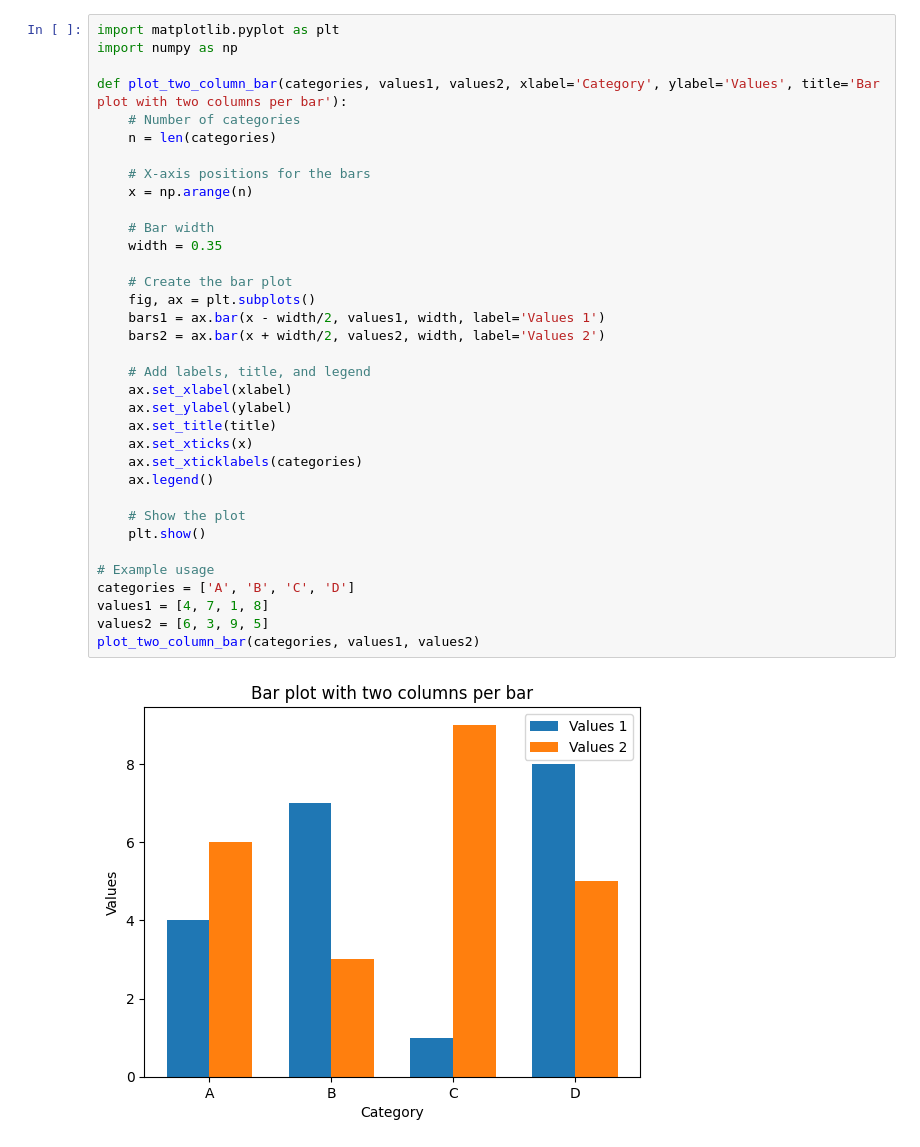
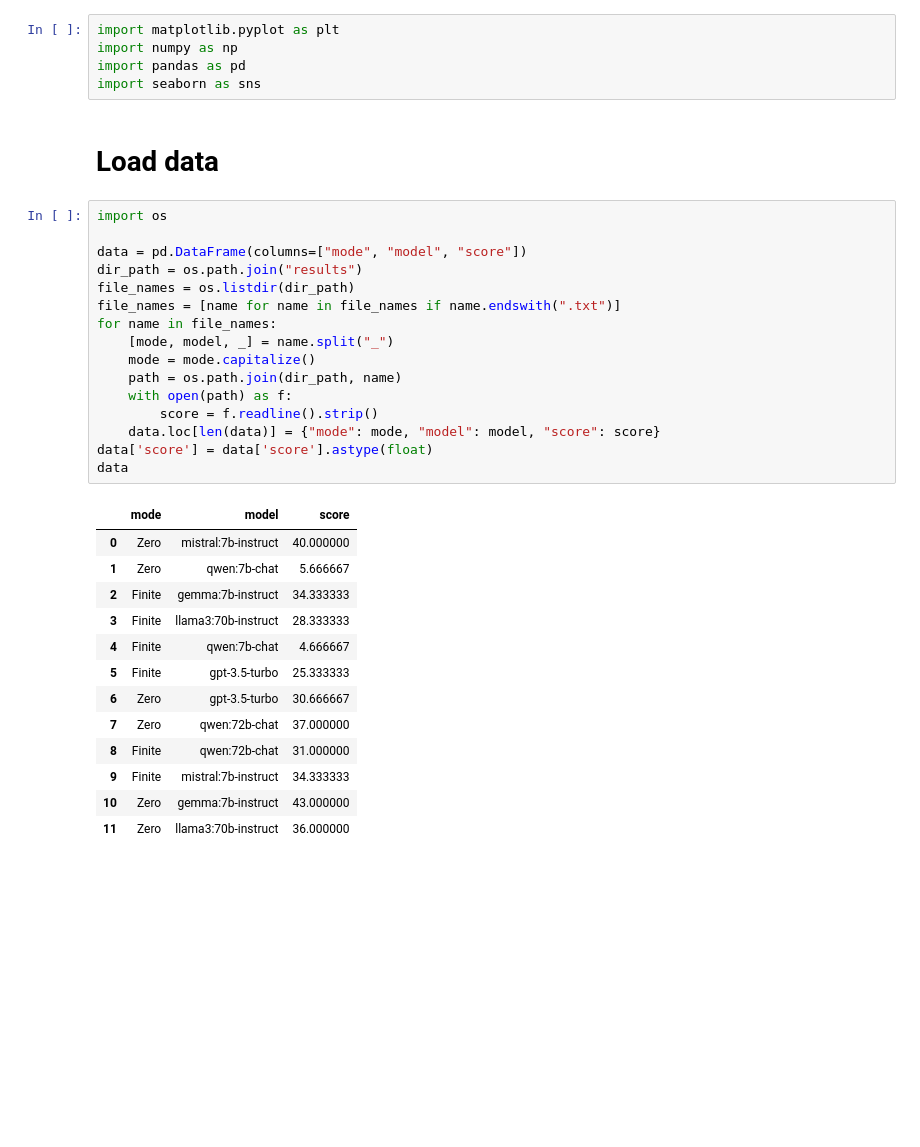
Before and after one commit to RutaTang/Pick-the-Right-Stuff, a Jupyter notebook: research/src/analysis.ipynb, the cells around one changed output. Drawn from its saved outputs; the diff is of its cells as text; blank space fills up the shorter version.

Commit message:
run models

```diff
--- a/research/src/analysis.ipynb
+++ b/research/src/analysis.ipynb
@@ -1,37 +1,37 @@
 # %%
 import matplotlib.pyplot as plt
 import numpy as np
-
-def plot_two_column_bar(categories, values1, values2, xlabel='Category', ylabel='Values', title='Bar plot with two columns per bar'):
-    # Number of categories
-    n = len(categories)
-
-    # X-axis positions for the bars
-    x = np.arange(n)
-
-    # Bar width
-    width = 0.35
-
-    # Create the bar plot
-    fig, ax = plt.subplots()
-    bars1 = ax.bar(x - width/2, values1, width, label='Values 1')
-    bars2 = ax.bar(x + width/2, values2, width, label='Values 2')
-
-    # Add labels, title, and legend
-    ax.set_xlabel(xlabel)
-    ax.set_ylabel(ylabel)
-    ax.set_title(title)
-    ax.set_xticks(x)
-    ax.set_xticklabels(categories)
-    ax.legend()
-
-    # Show the plot
-    plt.show()
-
-# Example usage
-categories = ['A', 'B', 'C', 'D']
-values1 = [4, 7, 1, 8]
-values2 = [6, 3, 9, 5]
-plot_two_column_bar(categories, values1, values2)
+import pandas as pd
+import seaborn as sns
-# %% [output]
-[figure, removed]
+# %% [markdown]
+# Load data
+# %%
+import os
+
+data = pd.DataFrame(columns=["mode", "model", "score"])
+dir_path = os.path.join("results")
+file_names = os.listdir(dir_path)
+file_names = [name for name in file_names if name.endswith(".txt")]
+for name in file_names:
+    [mode, model, _] = name.split("_")
+    mode = mode.capitalize()
+    path = os.path.join(dir_path, name)
+    with open(path) as f:
+        score = f.readline().strip()
+    data.loc[len(data)] = {"mode": mode, "model": model, "score": score}
+data['score'] = data['score'].astype(float)
+data
+# %% [output]
+|  | mode | model | score |
+| 0 | Zero | mistral:7b-instruct | 40.000000 |
+| 1 | Zero | qwen:7b-chat | 5.666667 |
+| 2 | Finite | gemma:7b-instruct | 34.333333 |
+| 3 | Finite | llama3:70b-instruct | 28.333333 |
+| 4 | Finite | qwen:7b-chat | 4.666667 |
+| 5 | Finite | gpt-3.5-turbo | 25.333333 |
+| 6 | Zero | gpt-3.5-turbo | 30.666667 |
+| 7 | Zero | qwen:72b-chat | 37.000000 |
+| 8 | Finite | qwen:72b-chat | 31.000000 |
+| 9 | Finite | mistral:7b-instruct | 34.333333 |
+| 10 | Zero | gemma:7b-instruct | 43.000000 |
+| 11 | Zero | llama3:70b-instruct | 36.000000 |
```
Also changed, not shown: parts of 5 cells of this notebook, 15 other files.
